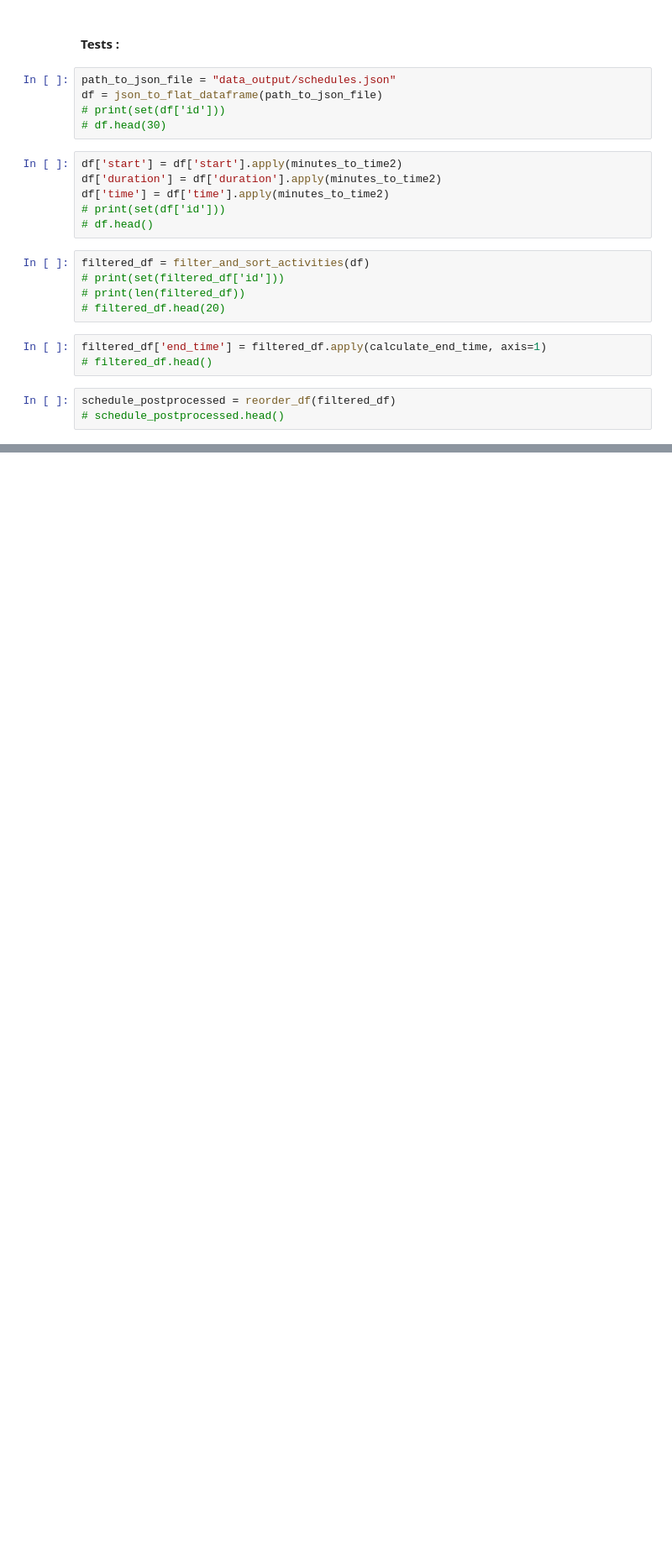
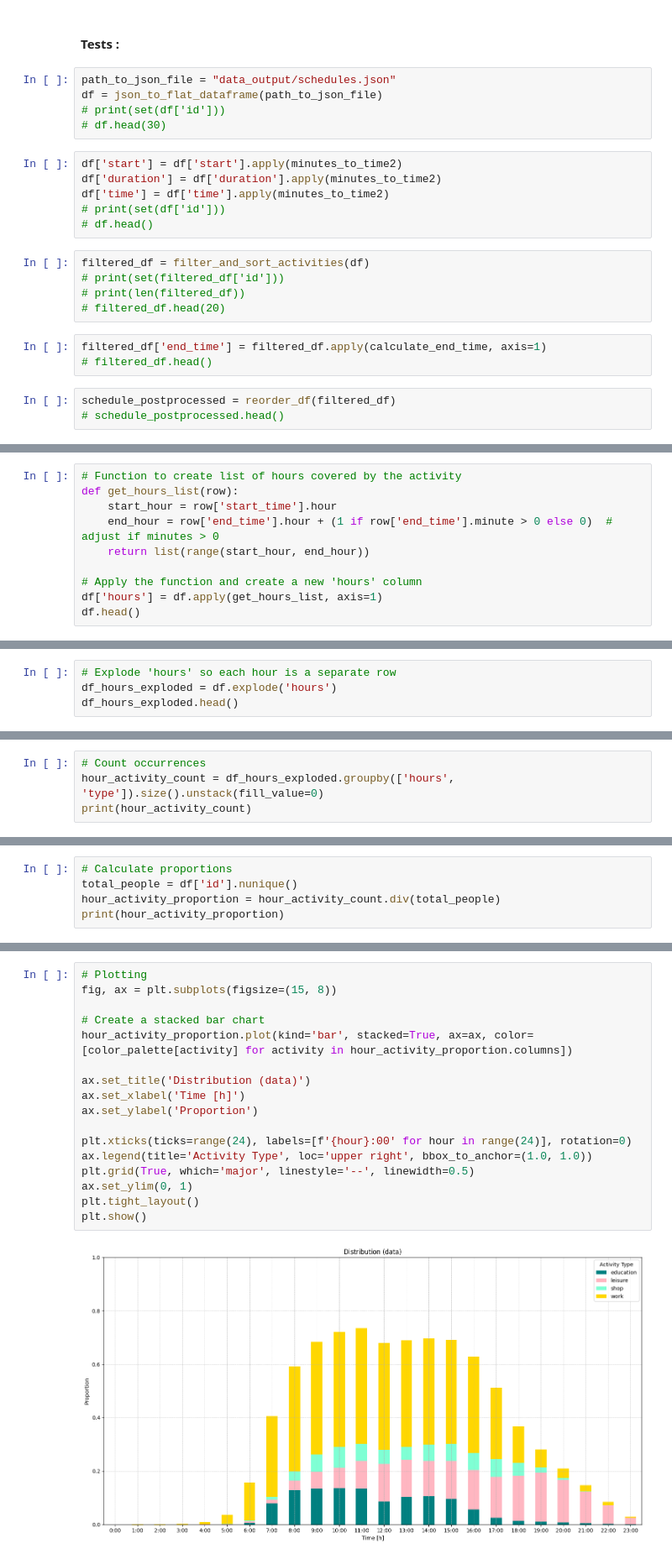
Before and after one commit to phellich/scheduling, a Jupyter notebook: postprocessing.ipynb, the cells around one changed output, grey strips where cells are left out. Shown at 84% size. Drawn from its saved outputs; the diff is of its cells as text; blank space fills up the shorter version.

```diff
--- a/postprocessing.ipynb
+++ b/postprocessing.ipynb
@@ -266,0 +337,10 @@ Here is his/her schedule with our planning algorythm :
+# %%
+# Function to create list of hours covered by the activity
+def get_hours_list(row):
+    start_hour = row['start_time'].hour
+    end_hour = row['end_time'].hour + (1 if row['end_time'].minute > 0 else 0)  # adjust if minutes > 0
+    return list(range(start_hour, end_hour))
+
+# Apply the function and create a new 'hours' column
+df['hours'] = df.apply(get_hours_list, axis=1)
+df.head()
@@ -266,0 +359,4 @@ Here is his/her schedule with our planning algorythm :
+# %%
+# Explode 'hours' so each hour is a separate row
+df_hours_exploded = df.explode('hours')
+df_hours_exploded.head()
@@ -266,0 +370,4 @@ Here is his/her schedule with our planning algorythm :
+# %%
+# Count occurrences
+hour_activity_count = df_hours_exploded.groupby(['hours', 'type']).size().unstack(fill_value=0)
+print(hour_activity_count)
@@ -266,0 +392,5 @@ Here is his/her schedule with our planning algorythm :
+# %%
+# Calculate proportions
+total_people = df['id'].nunique()
+hour_activity_proportion = hour_activity_count.div(total_people)
+print(hour_activity_proportion)
@@ -266,0 +415,19 @@ Here is his/her schedule with our planning algorythm :
+# %%
+# Plotting
+fig, ax = plt.subplots(figsize=(15, 8))
+
+# Create a stacked bar chart
+hour_activity_proportion.plot(kind='bar', stacked=True, ax=ax, color=[color_palette[activity] for activity in hour_activity_proportion.columns])
+
+ax.set_title('Distribution (data)')
+ax.set_xlabel('Time [h]')
+ax.set_ylabel('Proportion')
+
+plt.xticks(ticks=range(24), labels=[f'{hour}:00' for hour in range(24)], rotation=0)
+ax.legend(title='Activity Type', loc='upper right', bbox_to_anchor=(1.0, 1.0))
+plt.grid(True, which='major', linestyle='--', linewidth=0.5)
+ax.set_ylim(0, 1)
+plt.tight_layout()
+plt.show()
+# %% [output]
+[figure, added]
```
Also changed, not shown: parts of 14 cells of this notebook, 4 other files.
